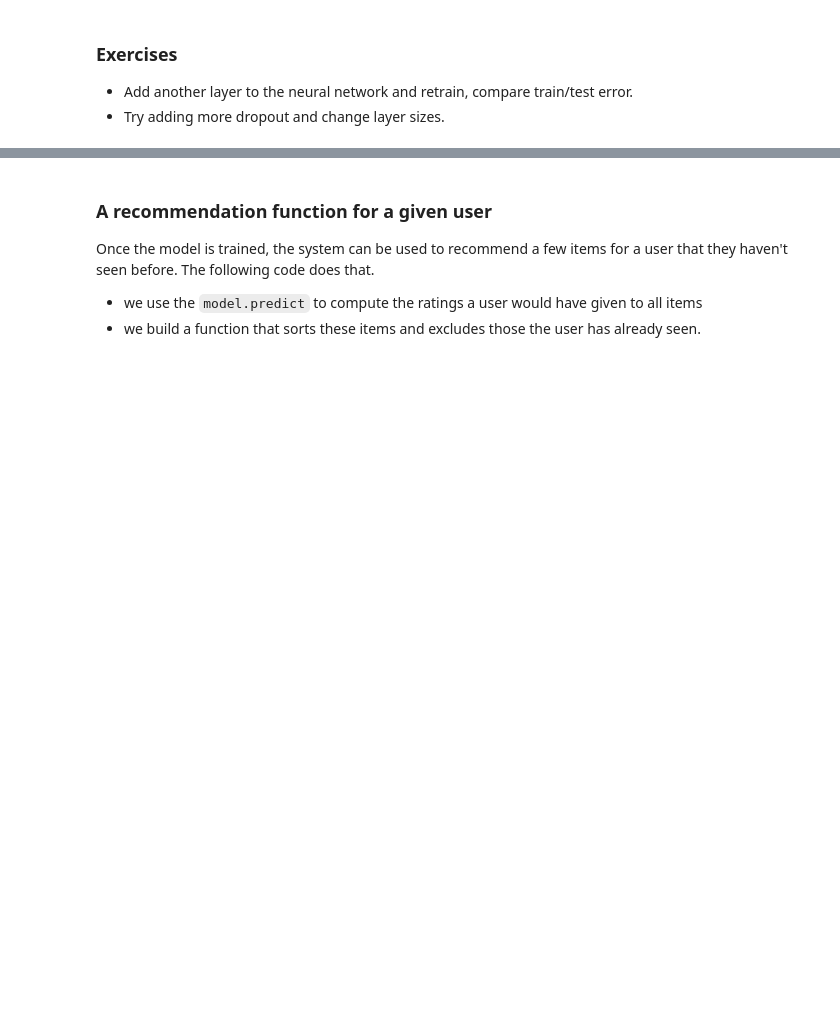
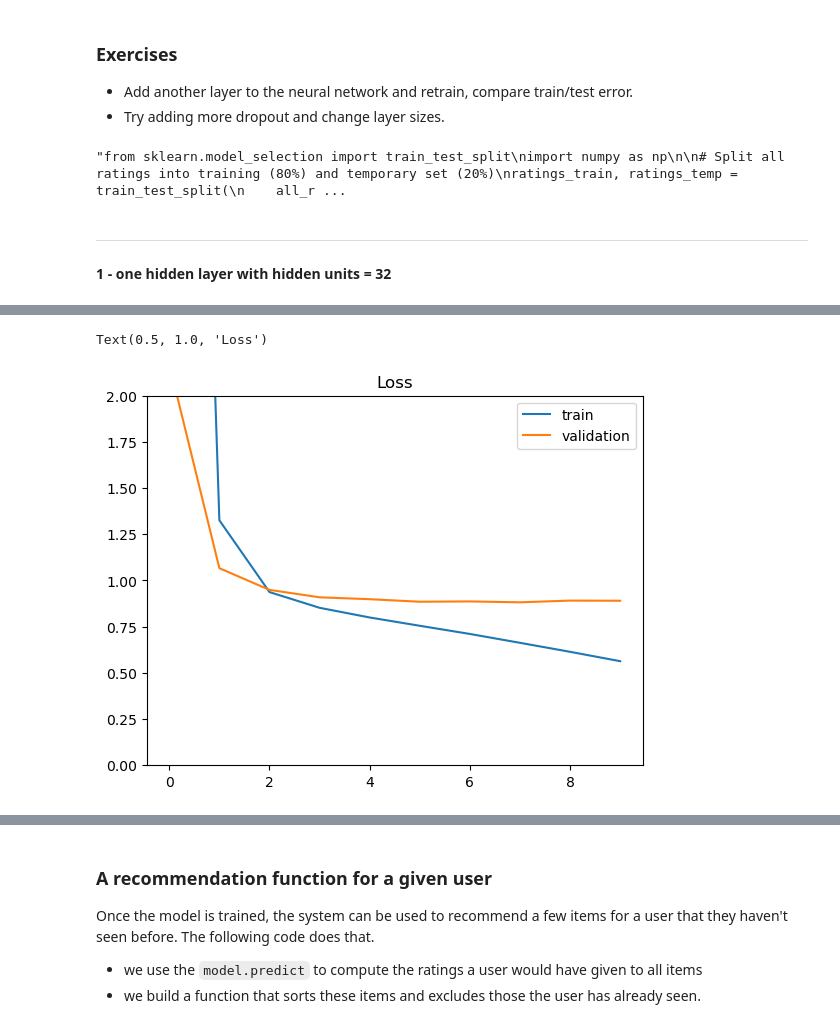
Before and after one commit to khirmas67/deep_learning, a Jupyter notebook: 01_materials/labs/lab_3.ipynb, the cells around one changed output, grey strips where cells are left out. Saved outputs shown, nothing was run; the diff lists cells and outputs as text; code cells hidden in the pictures; blank space fills up the shorter version.

```diff
--- a/01_materials/labs/lab_3.ipynb
+++ b/01_materials/labs/lab_3.ipynb
@@ -508,3 +569,35 @@ px.scatter(tsne_df, x="tsne_1", y="tsne_2",
 
  - Add another layer to the neural network and retrain, compare train/test error.
  - Try adding more dropout and change layer sizes.
+# %%
+'''from sklearn.model_selection import train_test_split
+import numpy as np
+
+# Split all ratings into training (80%) and temporary set (20%)
+ratings_train, ratings_temp = train_test_split(
+    all_ratings, test_size=0.2, random_state=0)
+
+# Split the temporary set into validation (50% of 20% = 10% overall) and test (50% of 20% = 10% overall)
+ratings_val, ratings_test = train_test_split(
+    ratings_temp, test_size=0.5, random_state=0)
+
+# Extract arrays for training
+user_id_train = np.array(ratings_train['user_id'])
+item_id_train = np.array(ratings_train['item_id'])
+rating_train = np.array(ratings_train['rating'])
+
+# Extract arrays for validation
+user_id_val = np.array(ratings_val['user_id'])
+item_id_val = np.array(ratings_val['item_id'])
+rating_val = np.array(ratings_val['rating'])
+
+# Extract arrays for testing
+user_id_test = np.array(ratings_test['user_id'])
+item_id_test = np.array(ratings_test['item_id'])
+rating_test = np.array(ratings_test['rating'])'''
+# %% [output]
+"from sklearn.model_selection import train_test_split\nimport numpy as np\n\n# Split all ratings into training (80%) and temporary set (20%)\nratings_train, ratings_temp = train_test_split(\n    all_r ...
+# %% [markdown]
+---
+# %% [markdown]
+**1 - one hidden layer with hidden units = 32**
@@ -510,0 +634,16 @@ px.scatter(tsne_df, x="tsne_1", y="tsne_2",
+# %%
+model = RegressionModel(embedding_size=64, max_user_id=all_ratings['user_id'].max(), max_item_id=all_ratings['item_id'].max())
+model.compile(optimizer="adam", loss='mse')  # You can use another loss function like 'mae'
+# %%
+%%time
+
+# Training the model
+history = model.fit([user_id_train, item_id_train], rating_train,
+                    batch_size=64, epochs=10, validation_split=0.1,
+                    shuffle=True)
+plt.plot(history.history['loss'], label='train')
+plt.plot(history.history['val_loss'], label='validation')
+plt.ylim(0, 2)
+plt.legend(loc='best')
+plt.title('Loss');
+# %% [output]
@@ -510,0 +667,2 @@ px.scatter(tsne_df, x="tsne_1", y="tsne_2",
+Text(0.5, 1.0, 'Loss')
+[figure, added]
```
Also changed, not shown: parts of 71 cells of this notebook, 1 other file.
